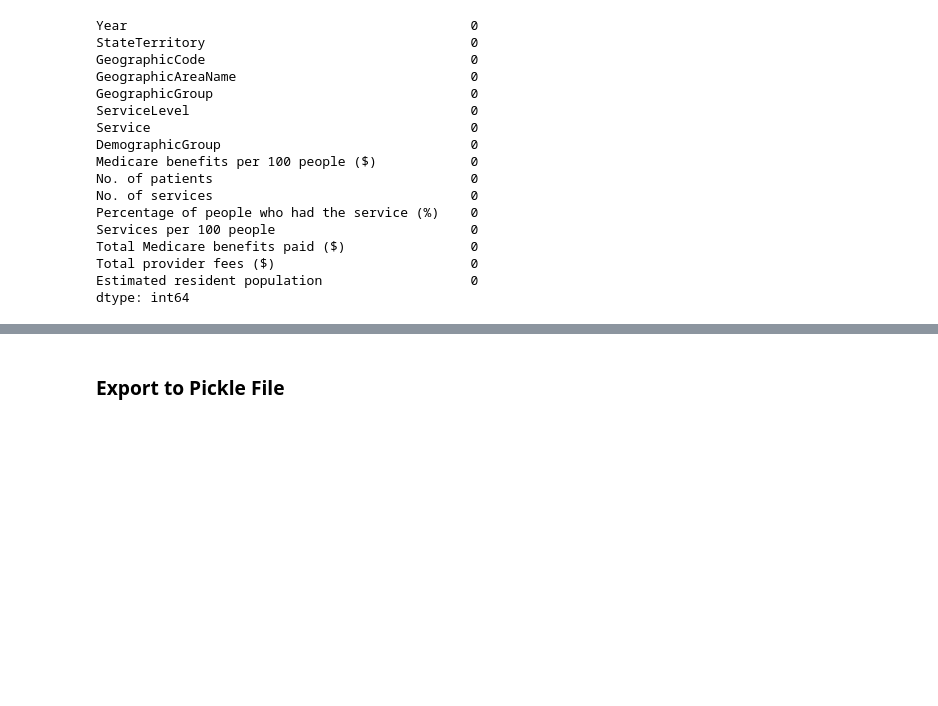
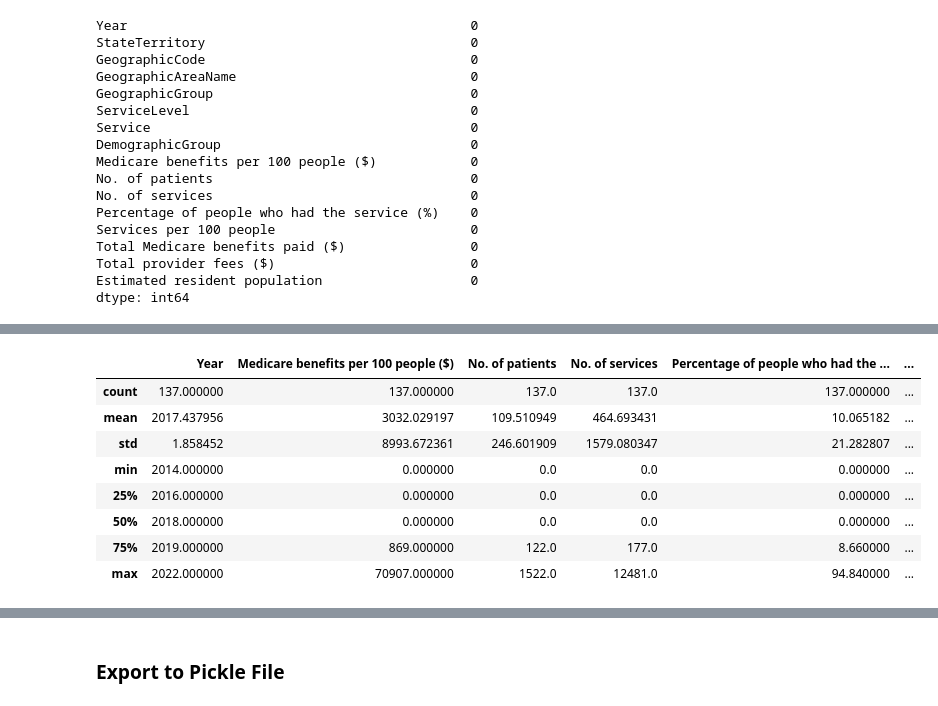
Before and after one commit to jiniep/mbs_analysis, a Jupyter notebook: scripts/2_mbs_combine_datasets.ipynb, the cells around one changed output, grey strips where cells are left out. Saved outputs shown, nothing was run; the diff lists cells and outputs as text; code cells hidden in the pictures; blank space fills up the shorter version.

```diff
--- a/scripts/2_mbs_combine_datasets.ipynb
+++ b/scripts/2_mbs_combine_datasets.ipynb
@@ -1705,0 +1725,16 @@ dtype: int64
+# %%
+other_ter = df_mbs_combined_201322[
+    df_mbs_combined_201322["StateTerritory"] == "Other Territories"
+]
+# %%
+other_ter.describe()
+# %% [output]
+|  | Year | Medicare benefits per 100 people ($) | No. of patients | No. of services | Percentage of people who had the ... | ... |
+| count | 137.000000 | 137.000000 | 137.0 | 137.0 | 137.000000 | ... |
+| mean | 2017.437956 | 3032.029197 | 109.510949 | 464.693431 | 10.065182 | ... |
+| std | 1.858452 | 8993.672361 | 246.601909 | 1579.080347 | 21.282807 | ... |
+| min | 2014.000000 | 0.000000 | 0.0 | 0.0 | 0.000000 | ... |
+| 25% | 2016.000000 | 0.000000 | 0.0 | 0.0 | 0.000000 | ... |
+| 50% | 2018.000000 | 0.000000 | 0.0 | 0.0 | 0.000000 | ... |
+| 75% | 2019.000000 | 869.000000 | 122.0 | 177.0 | 8.660000 | ... |
+| max | 2022.000000 | 70907.000000 | 1522.0 | 12481.0 | 94.840000 | ... |
```
Also changed, not shown: parts of 9 cells of this notebook.
